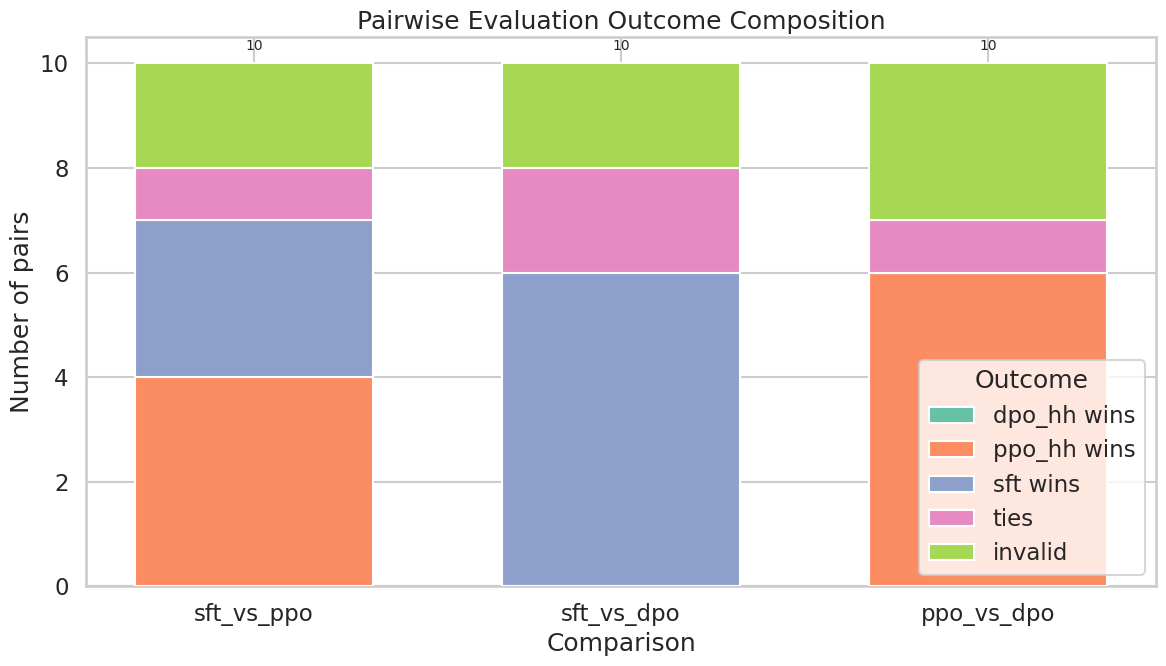
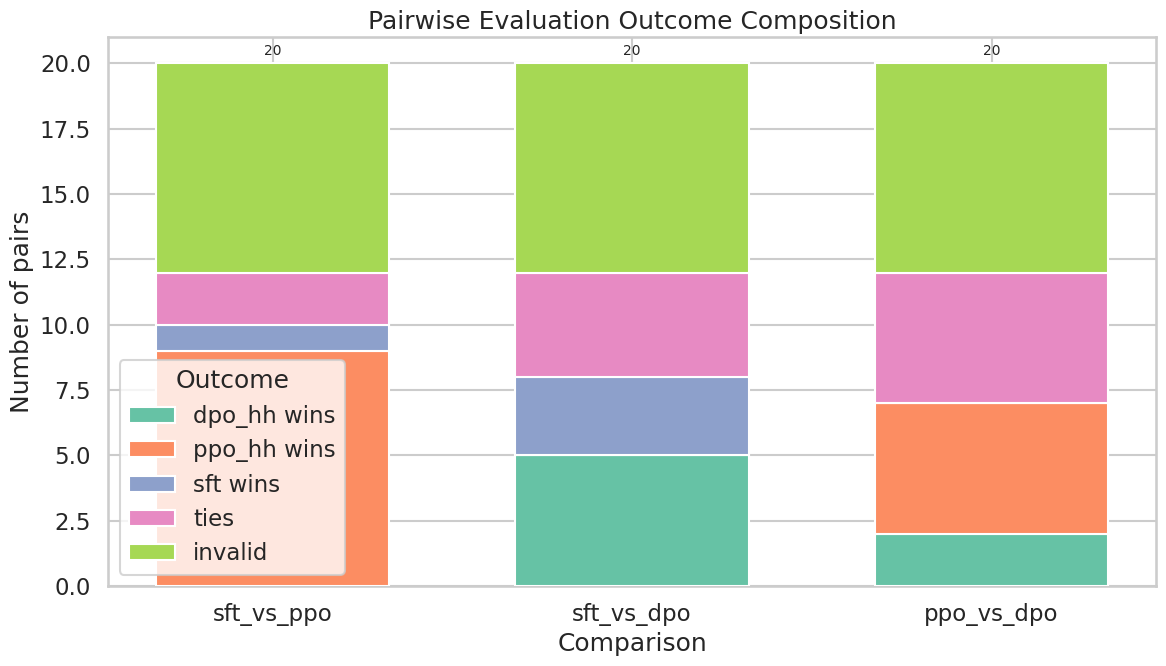
The change to this notebook cell's code, shown as a diff; its figure went from the first image to the second:
--- before
+++ after
@@ -36,6 +36,6 @@
 
 """Save the figure"""
-# fig.savefig(OUT_DIR / "pairwise_outcome_composition.png", dpi=300, bbox_inches="tight")
+fig.savefig(OUT_DIR / "pairwise_outcome_composition.png", dpi=300, bbox_inches="tight")
 # fig.savefig(OUT_DIR / "pairwise_outcome_composition.pdf", bbox_inches="tight")
-# print(OUT_DIR / "pairwise_outcome_composition.png")
+print(OUT_DIR / "pairwise_outcome_composition.png")
 # print(OUT_DIR / "pairwise_outcome_composition.pdf")

Commit: last commit change ignore_file